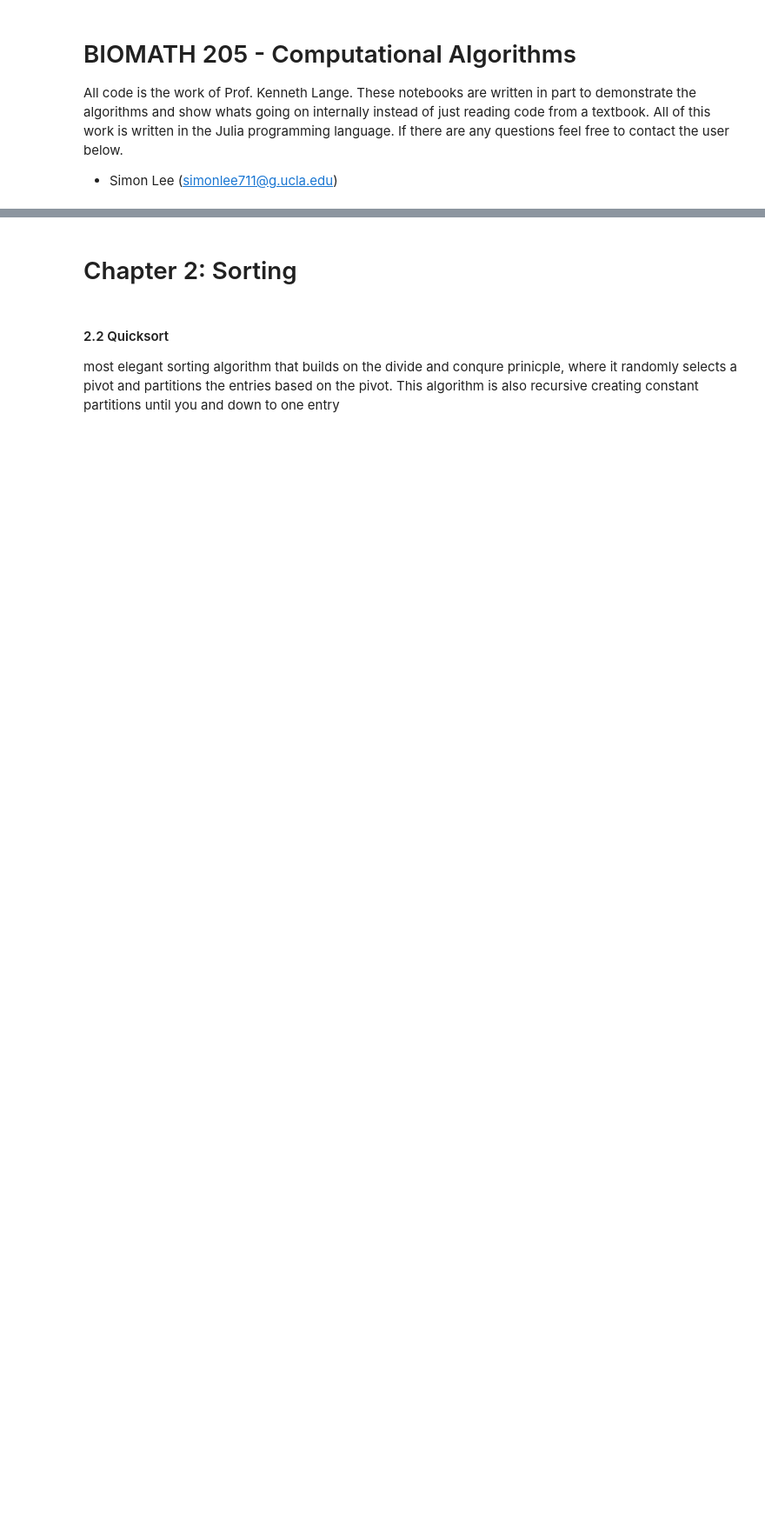
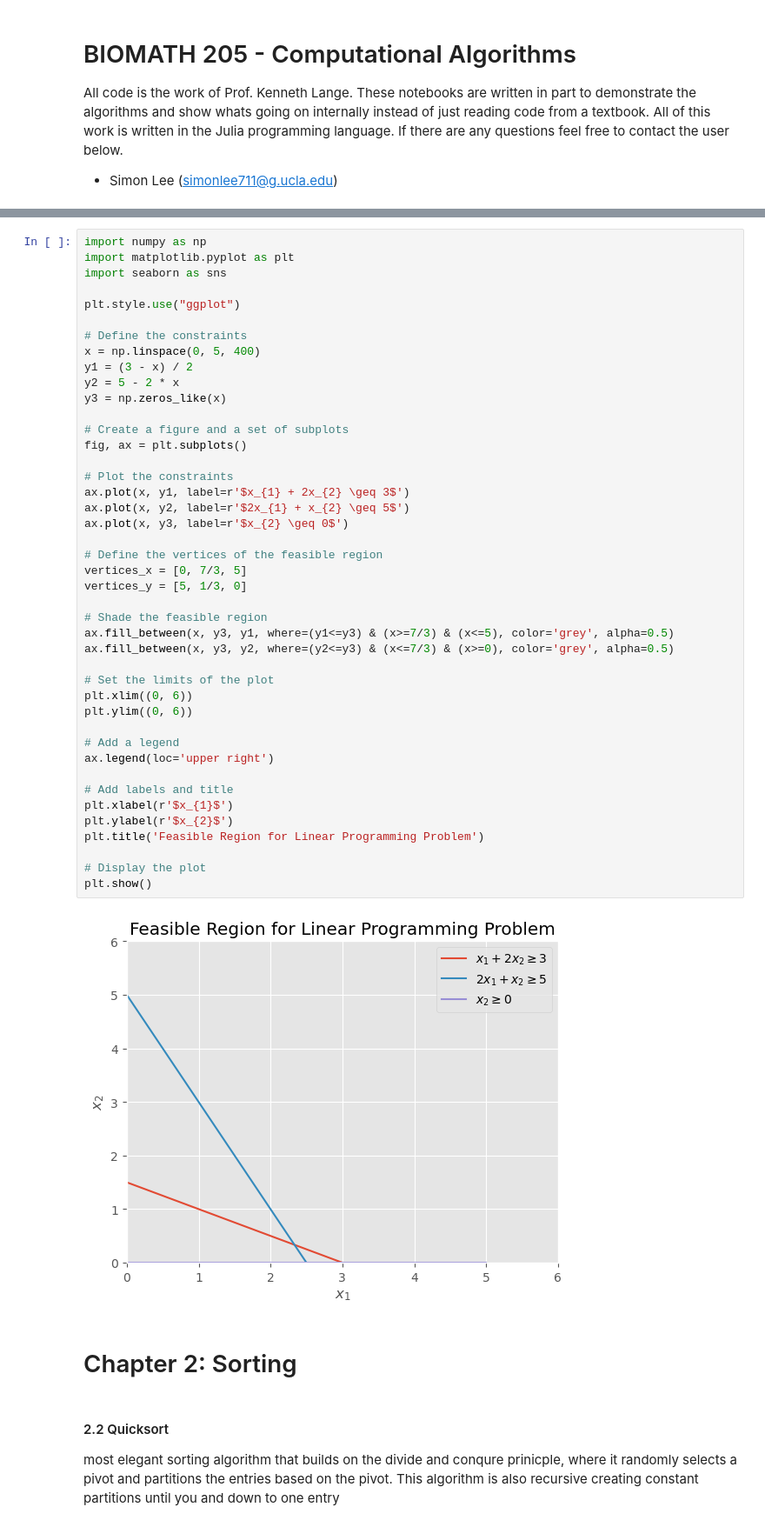
Before and after one commit to Simonlee711/UCLA-Grad-Courses, a Jupyter notebook: BIOMATH-205/Chapter-2-algorithms.ipynb, the cells around one changed output, grey strips where cells are left out. Shown: that part at 87% size. Saved outputs shown, nothing was run; the diff lists cells and outputs as text; blank space fills up the shorter version.

```diff
--- a/BIOMATH-205/Chapter-2-algorithms.ipynb
+++ b/BIOMATH-205/Chapter-2-algorithms.ipynb
@@ -7,3 +1469,48 @@ All code is the work of Prof. Kenneth Lange. These notebooks are written in part
+# %%
+import numpy as np
+import matplotlib.pyplot as plt
+import seaborn as sns
+
+plt.style.use("ggplot")
+
+# Define the constraints
+x = np.linspace(0, 5, 400)
+y1 = (3 - x) / 2
+y2 = 5 - 2 * x
+y3 = np.zeros_like(x)
+
+# Create a figure and a set of subplots
+fig, ax = plt.subplots()
+
+# Plot the constraints
+ax.plot(x, y1, label=r'$x_{1} + 2x_{2} \geq 3$')
+ax.plot(x, y2, label=r'$2x_{1} + x_{2} \geq 5$')
+ax.plot(x, y3, label=r'$x_{2} \geq 0$')
+
+# Define the vertices of the feasible region
+vertices_x = [0, 7/3, 5]
+vertices_y = [5, 1/3, 0]
+
+# Shade the feasible region
+ax.fill_between(x, y3, y1, where=(y1<=y3) & (x>=7/3) & (x<=5), color='grey', alpha=0.5)
+ax.fill_between(x, y3, y2, where=(y2<=y3) & (x<=7/3) & (x>=0), color='grey', alpha=0.5)
+
+# Set the limits of the plot
+plt.xlim((0, 6))
+plt.ylim((0, 6))
+
+# Add a legend
+ax.legend(loc='upper right')
+
+# Add labels and title
+plt.xlabel(r'$x_{1}$')
+plt.ylabel(r'$x_{2}$')
+plt.title('Feasible Region for Linear Programming Problem')
+
+# Display the plot
+plt.show()
+# %% [output]
+[figure, added]
 # %% [markdown]
 # Chapter 2: Sorting
 # %% [markdown]
```
Also changed, not shown: parts of 34 cells of this notebook, 9 other files.
